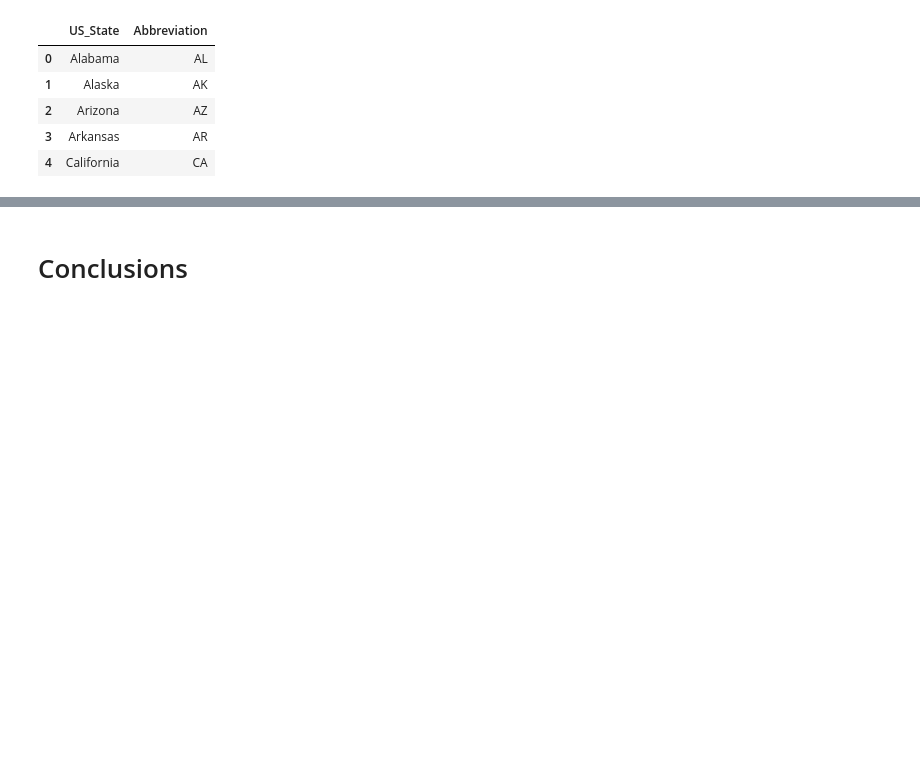
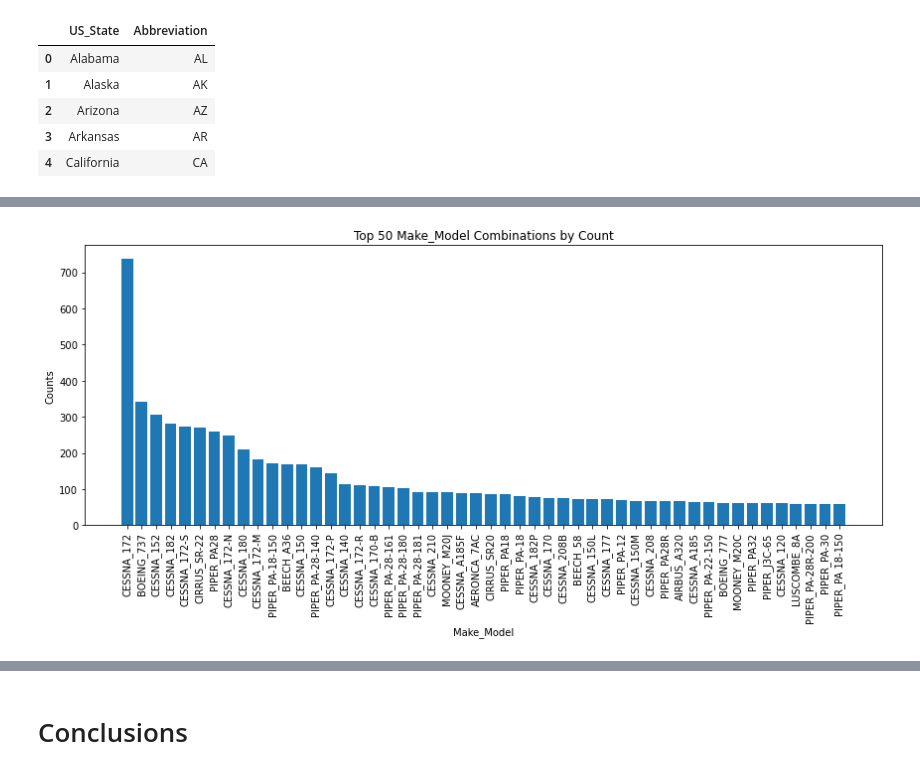
Before and after one commit to byrdwcrawford/Phase.1.Project, a Jupyter notebook: notebook1.ipynb, the cells around one changed output, grey strips where cells are left out. Drawn from its saved outputs; the diff is of its cells as text; code cells hidden in the pictures; blank space fills up the shorter version.

```diff
--- a/notebook1.ipynb
+++ b/notebook1.ipynb
@@ -1003,0 +922,6 @@ Length: 4383, dtype: int64
+# %%
+#Total.Fatal.Injuries by 'Make_Model'
+df_1985.loc[:, 'Make_Model'] = df_1985.loc[:, 'Make'] + '_' + df_1985.loc[:, 'Model']
+Model_Fatal = df_1985.groupby('Make_Model')['Total.Fatal.Injuries'].sum()
+fatalaties_by_Model = Model_Fatal.sort_values(ascending=False)
+fatalaties_by_Model[:50]
@@ -1003,0 +993,26 @@ Length: 4383, dtype: int64
+# %%
+# Count the occurrences of each 'Make_Model' combination
+make_model_counts = df_1985['Make_Model'].value_counts()
+
+# Sort the values in descending order and select the top 50 entries (you can change the number as needed)
+top_50_counts = make_model_counts.sort_values(ascending=False)[:50]
+
+# Set up the figure and axes
+fig, ax = plt.subplots(figsize=(12, 6))
+
+# Create the bar plot
+ax.bar(top_50_counts.index, top_50_counts.values)
+
+# Rotate the x-axis labels for better visibility
+plt.xticks(rotation=90)
+
+# Set labels and title
+ax.set_xlabel('Make_Model')
+ax.set_ylabel('Counts')
+ax.set_title('Top 50 Make_Model Combinations by Count')
+
+# Show the plot
+plt.tight_layout()
+plt.show()
+# %% [output]
+[figure, added]
```
Also changed, not shown: parts of 157 cells of this notebook, 3 other files.
